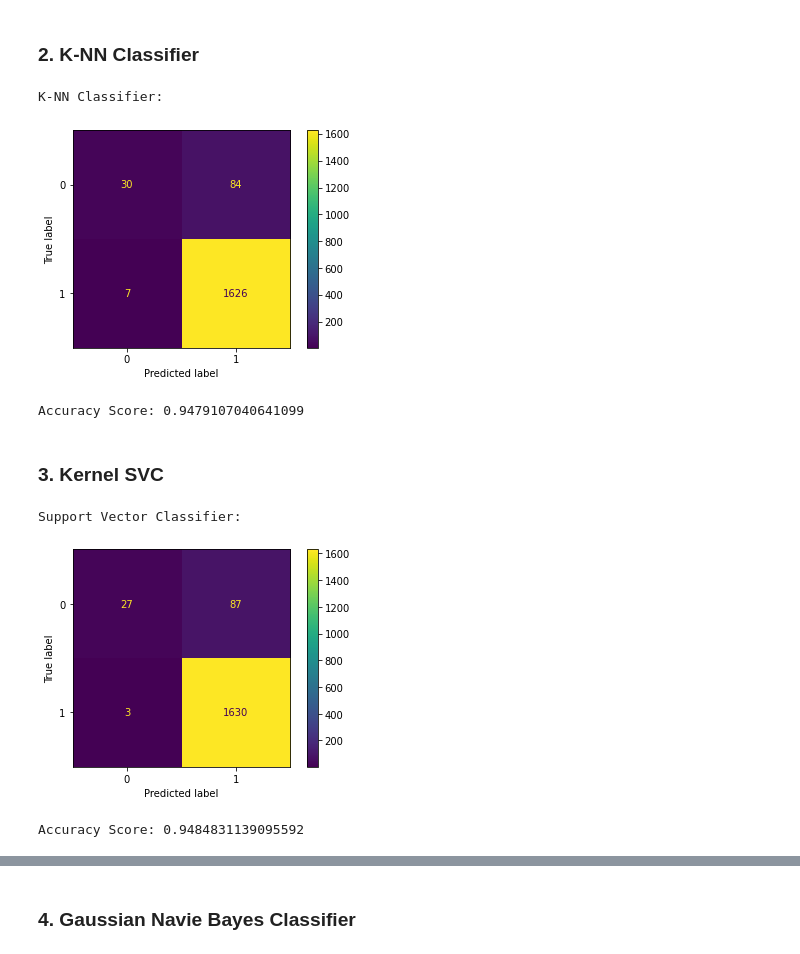
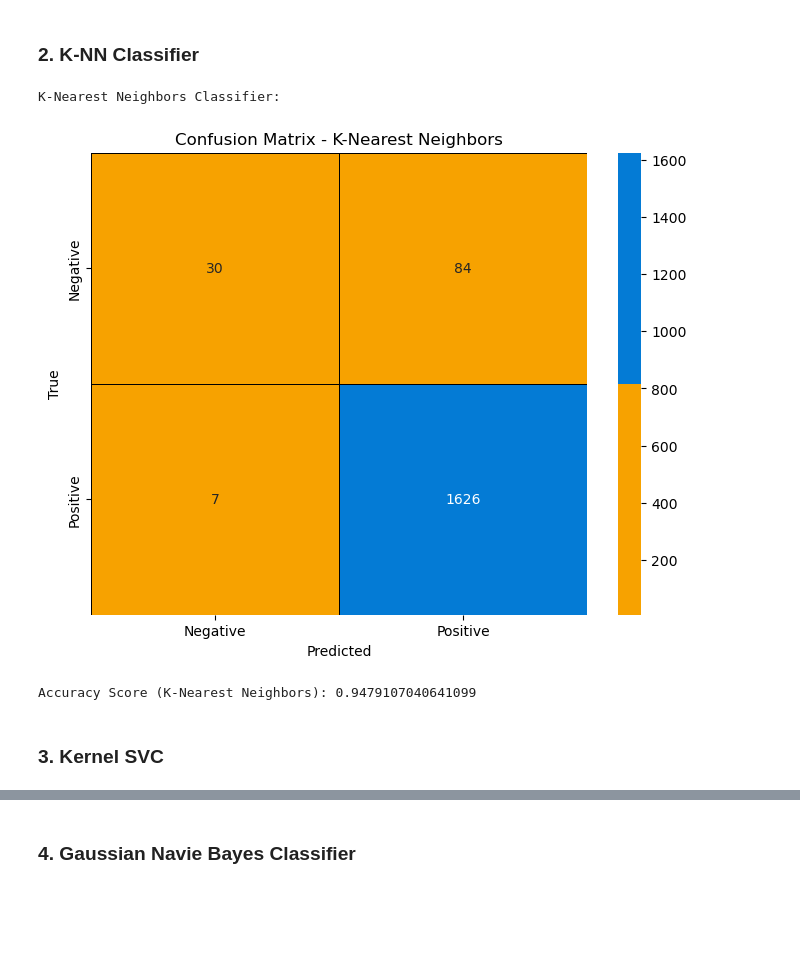
Before and after one commit to Jatin-Bhandari/Review-scrapper-and-analyzer-tool-for-flipkart, a Jupyter notebook: Group_8.ipynb, the cells around one changed output, grey strips where cells are left out. Cells and saved outputs as stored; diff of their text form; code cells hidden in the pictures; blank space fills up the shorter version.

```diff
--- a/Group_8.ipynb
+++ b/Group_8.ipynb
@@ -330,39 +474,31 @@ Accuracy Score: 0.9507727532913566
 # %% [markdown]
 ### 2. K-NN Classifier
-# %%
-## 2] K-NN Classifier
-
-from sklearn.neighbors import KNeighborsClassifier
-
-classifier2 = KNeighborsClassifier(n_neighbors = 5,algorithm = 'auto', metric = 'manhattan', p = 1)
-classifier2.fit(x_train,y_train)
-y_pred2 = classifier2.predict(x_test)
-
-cm2 = confusion_matrix(y_test,y_pred2)
-print("K-NN Classifier:")
-plot_confusion_matrix(classifier2, x_test, y_test)
-plt.show()
-print("Accuracy Score:",accuracy_score(y_test,y_pred2))
-# %% [output]
-K-NN Classifier:
-[figure, removed]
-Accuracy Score: 0.9479107040641099
+# %%
+# Classifier 2: K-Nearest Neighbors
+classifier2 = KNeighborsClassifier(
+    n_neighbors=5, algorithm='auto', metric='manhattan', p=1)
+classifier2.fit(x_train, y_train)
+y_pred2 = classifier2.predict(x_test)
+
+# Confusion matrix for K-Nearest Neighbors
+cm2 = confusion_matrix(y_test, y_pred2)
+print("\nK-Nearest Neighbors Classifier: ")
+
+# Plotting confusion matrix using Seaborn with custom colormap
+plt.figure(figsize=(8, 6))
+sns.heatmap(cm2, annot=True, fmt="d", cmap=flipkart_cmap, xticklabels=['Negative', 'Positive'], yticklabels=['Negative', 'Positive'],
+            linewidths=.5, linecolor='black')  # Adjust linewidths and linecolor
+plt.xlabel('Predicted')
+plt.ylabel('True')
+plt.title('Confusion Matrix - K-Nearest Neighbors')
+plt.show()
+
+acc2 = accuracy_score(y_test, y_pred2)
+# Accuracy score for K-Nearest Neighbors
+print("Accuracy Score (K-Nearest Neighbors):", acc2)
+# %% [output]
+K-Nearest Neighbors Classifier:
+[figure, added]
+Accuracy Score (K-Nearest Neighbors): 0.9479107040641099
 # %% [markdown]
 ### 3. Kernel SVC
-# %%
-## 3] Kernel Support Vector Classifier
-
-from sklearn.svm import SVC
-classifier3 = SVC(kernel = 'rbf')
-classifier3.fit(x_train,y_train)
-y_pred3 = classifier3.predict(x_test)
-
-cm3 = confusion_matrix(y_test,y_pred3)
-print("Support Vector Classifier:")
-plot_confusion_matrix(classifier3, x_test, y_test)
-plt.show()
-print("Accuracy Score:",accuracy_score(y_test,y_pred3))
-# %% [output]
-Support Vector Classifier:
-[figure, removed]
-Accuracy Score: 0.9484831139095592
```
Also changed, not shown: parts of 52 cells of this notebook.
